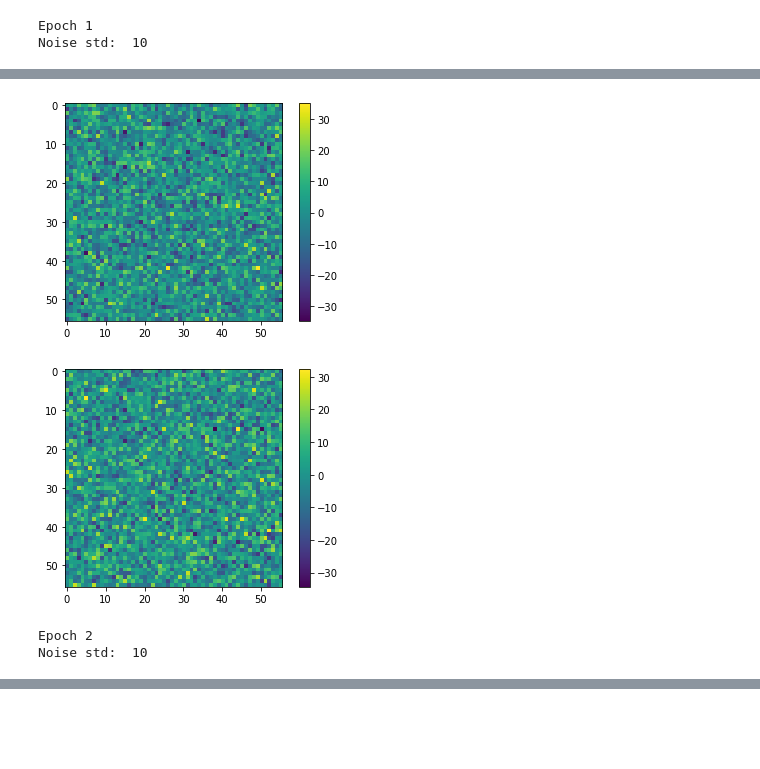
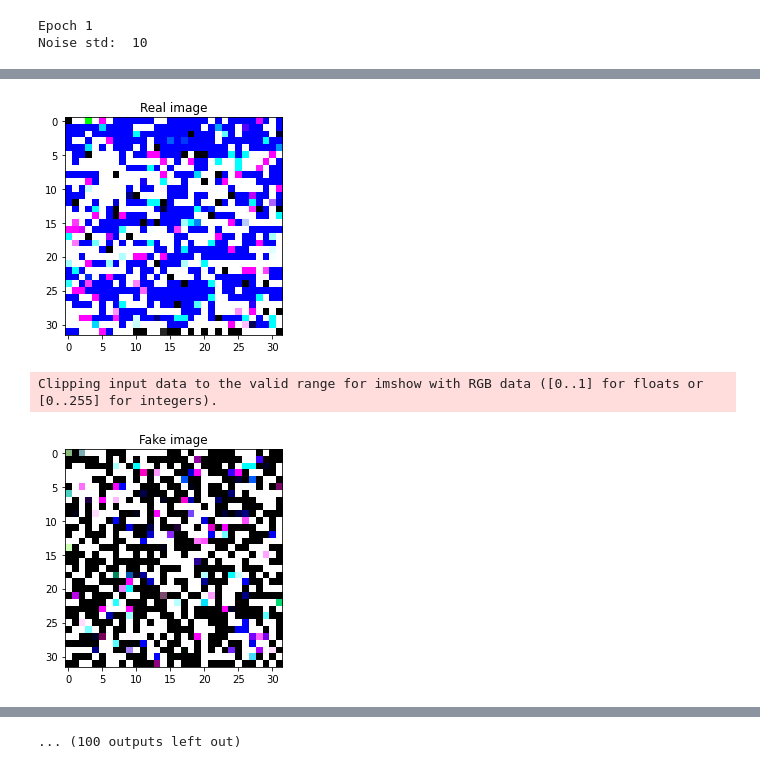
Before and after one commit to gonzaq94/GAN-chaotic-systems, a Jupyter notebook: gan CNN.ipynb, the cells around one changed output, grey strips where cells are left out. Drawn from its saved outputs; the diff is of its cells as text; code cells hidden in the pictures; blank space fills up the shorter version.

```diff
--- a/gan CNN.ipynb
+++ b/gan CNN.ipynb
@@ -17,5 +26,5 @@ from tensorflow.keras.optimizers import Adam
 # %%
-def generate_data_as_images(N,l=100,T=1, dt = 0.001):
+def generate_data_as_images(N,l=100,T=1, dt = 0.001,n_rows=32,n_cols=32):
 
     #Model parameters
     #dt = 0.001 # integration time step
@@ -35,9 +44,15 @@ def generate_data_as_images(N,l=100,T=1, dt = 0.001):
 
         # generate the Lorenz-63 system
         x = odeint(Lorenz_63, x0, np.arange(0.01,T,dt), args=(sigma, rho, beta))
+
+        x_padded = np.zeros((n_rows*n_cols,x.shape[1]))
+        x_padded[:x.shape[0],:] = x
+        x_padded = x_padded.reshape(n_rows,n_cols,x.shape[1])
+
         #X[n,...] = np.ndarray.flatten(x)
         #X.append(np.ndarray.flatten(x))
-        X.append(x.reshape(x.shape[0]*x.shape[1]))
+        X.append(x_padded)
+        #X.append(x.reshape(x.shape[0]*x.shape[1]))
 
     return np.array(X)
 
@@ -48,15 +63,3 @@ def Lorenz_63(x, dx, sigma, rho, beta):
     dx[1] = x[0]*(rho-x[2])-x[1]
     dx[2] = x[0]*x[1] - beta*x[2]
     return dx
-# %%
-N = 100
-X = generate_data_as_images(N,T=100, dt=0.1)
-
-n_rows = 56
-n_cols = 56
-X_padded = np.zeros((X.shape[0],n_rows*n_cols))
-X_padded[:,:X.shape[1]] = X
-X_padded = X_padded.reshape(X.shape[0],n_rows,n_cols,1)
-
-X_train, X_test = train_test_split(X_padded, test_size=0.33, random_state=42)
-X_train.shape
@@ -68,0 +66,8 @@ X_normalized = np.divide(X_padded,max_matrix)
+# %%
+N = 100
+n_rows = 32
+n_cols = 32
+
+X = generate_data_as_images(N,T=100, dt=0.1,n_rows=n_rows,n_cols=n_cols)
+
+X.shape
@@ -295,5 +318,5 @@ _________________________________________________________________
 # %%
-loss_generator,loss_discriminator = g_CNN.train(X_normalized,400,30)
+loss_generator,loss_discriminator = g_CNN.train(X,100,20)
 # %% [output]
 Epoch 1
 Noise std:  10
@@ -302,4 +326,3 @@ Discriminator loss:  0
-[figure, old version]
+[figure, new version]
+Clipping input data to the valid range for imshow with RGB data ([0..1] for floats or [0..255] for integers).
-[figure, old version]
+[figure, new version]
-Epoch 2
-Noise std:  10
@@ -319,3 +351,4 @@ KeyboardInterrupt:
+... (100 outputs left out)
 # %%
 plt.figure(figsize=(5,5))
 plt.plot(loss_generator)
```
Also changed, not shown: parts of 25 cells of this notebook, 1 other file.
